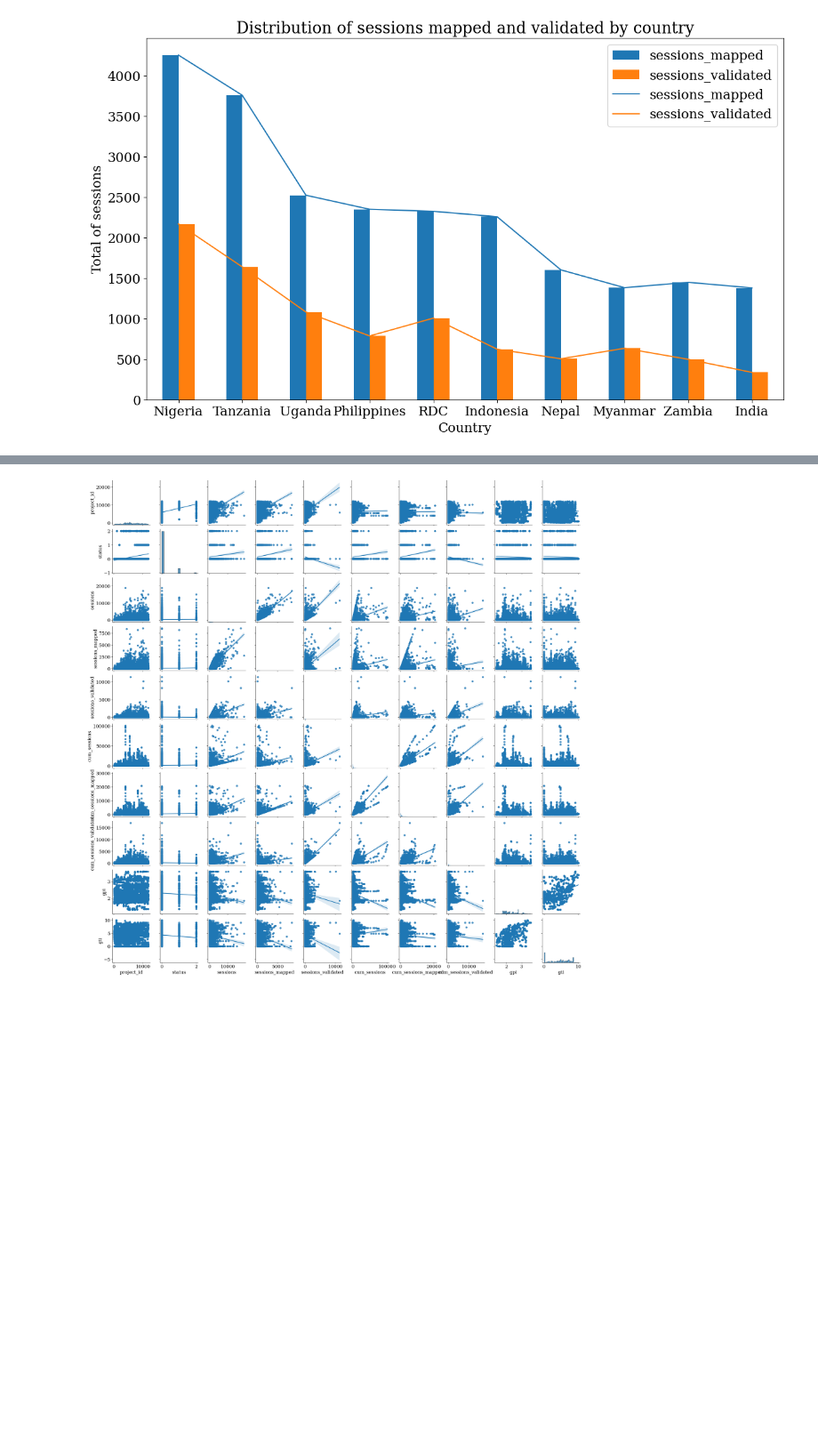
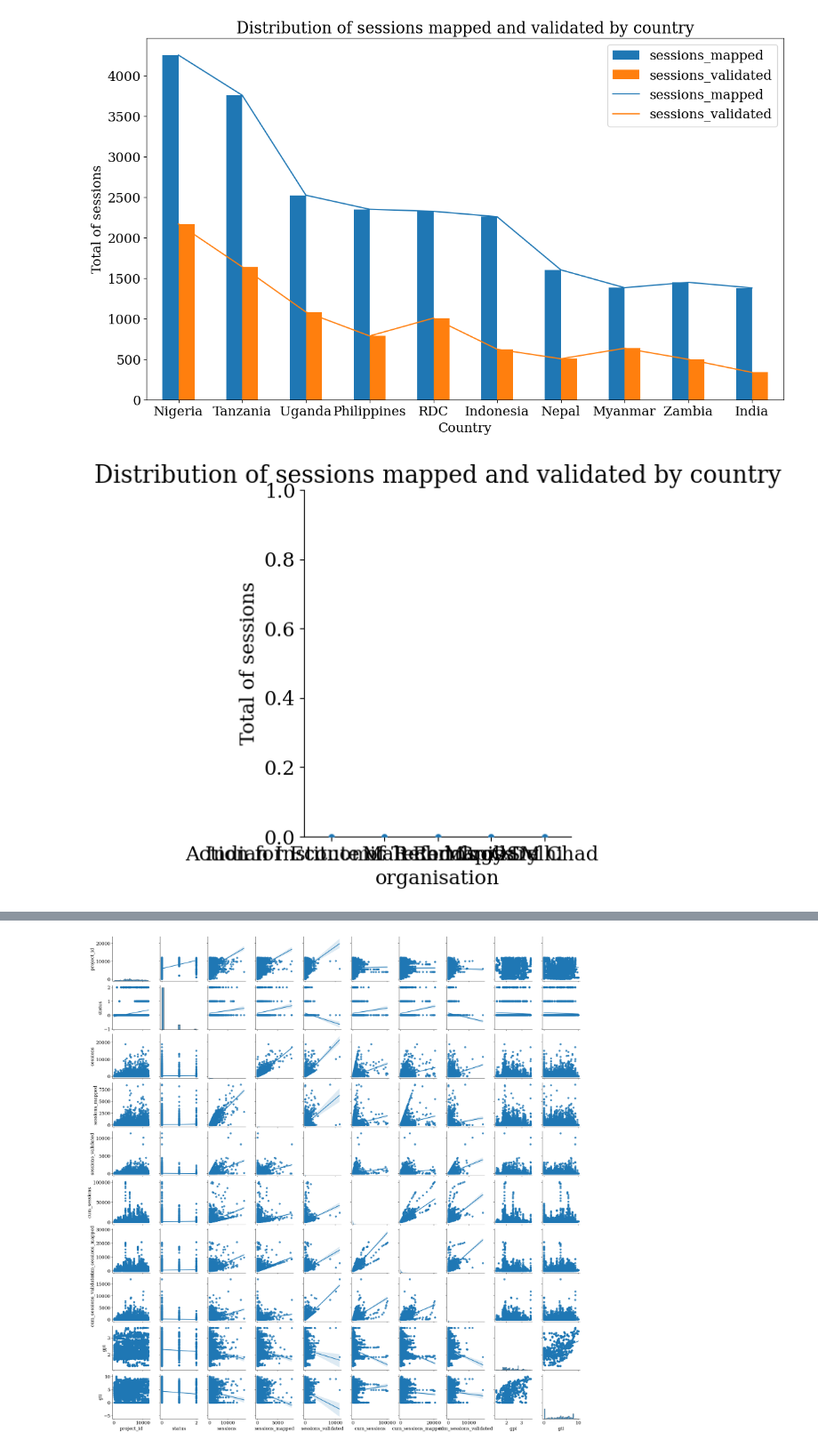
Before and after one commit to SIDIBEMoussa/Humanitarian-activity-analysis, a Jupyter notebook: Final notebook (EDA + Modeling)/Final_Notebook.ipynb, the cells around one changed output, grey strips where cells are left out. Shown at 89% size. Drawn from its saved outputs; the diff is of its cells as text; code cells hidden in the pictures; blank space fills up the shorter version.

```diff
--- a/Final notebook (EDA + Modeling)/Final_Notebook.ipynb
+++ b/Final notebook (EDA + Modeling)/Final_Notebook.ipynb
@@ -150,3 +150,26 @@ plt.ylabel("Total of sessions")
 plt.show()
 # %% [output]
 [figure]
+# %%
+a = activity_by_month.replace("Democratic Republic of the Congo","RDC").groupby(by = 'organisation').sum().reset_index()
+
+a["Ratio validated_by_mapped"] = 100*a["sessions_validated"]/a['sessions_mapped']
+
+a = a[a["Ratio validated_by_mapped"]<=1]
+
+a = a.sort_values(by = "Ratio validated_by_mapped",ascending=False).iloc[:10,:]\
+    [['organisation',"Ratio validated_by_mapped"]]
+
+g = sns.catplot(data=a, x= 'organisation', y="Ratio validated_by_mapped")
+g.ax.set_ylim(0,1)
+plt.title("Distribution of sessions mapped and validated by country")
+plt.ylabel("Total of sessions")
+plt.show()
+
+for p in g.ax.patches:
+    txt = str(p.get_height().round(2)) + '%'
+    txt_x = p.get_x()
+    txt_y = p.get_height()
+    g.ax.text(txt_x,txt_y,txt)
+# %% [output]
+[figure, added]
```
Also changed, not shown: parts of 2 cells of this notebook.
